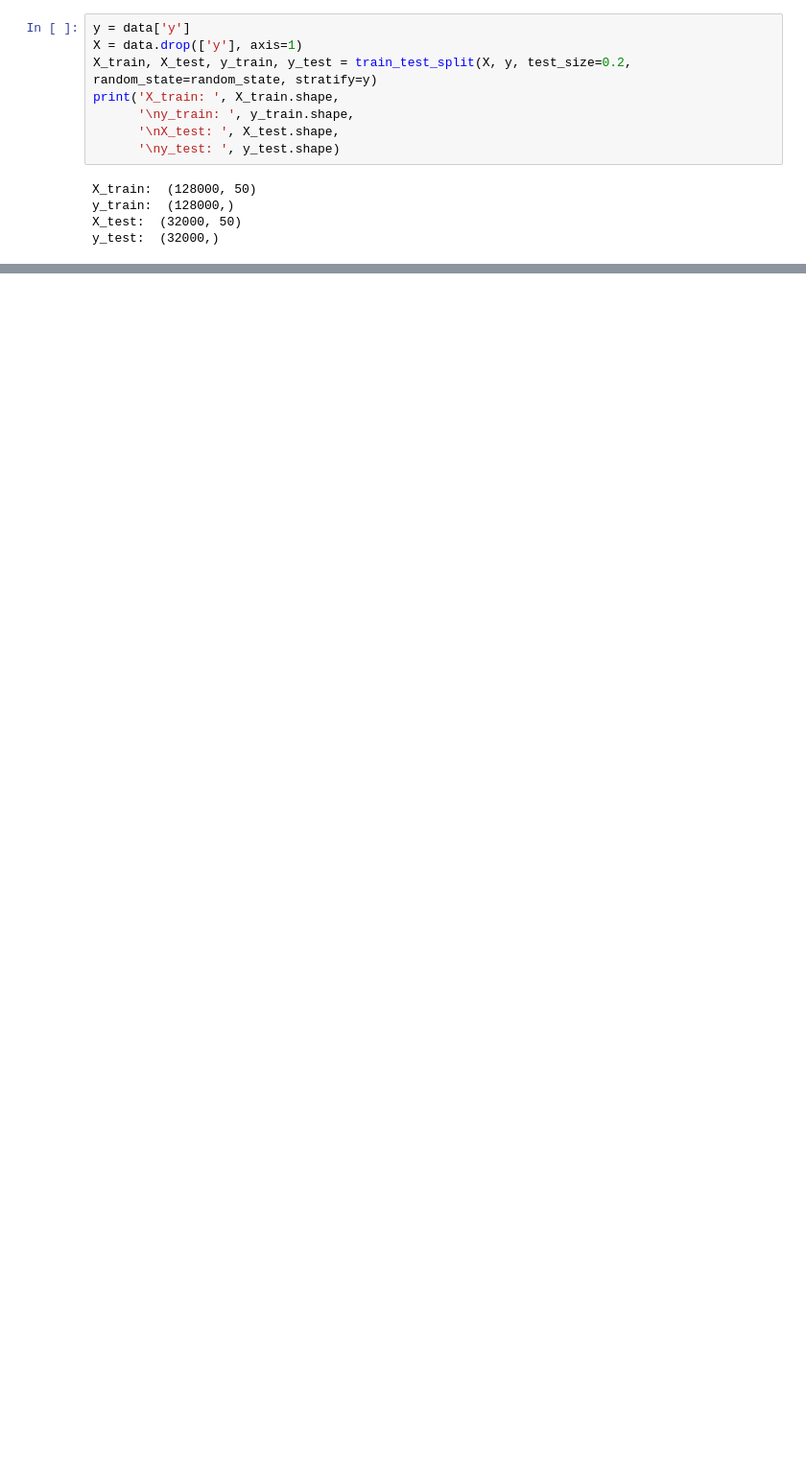
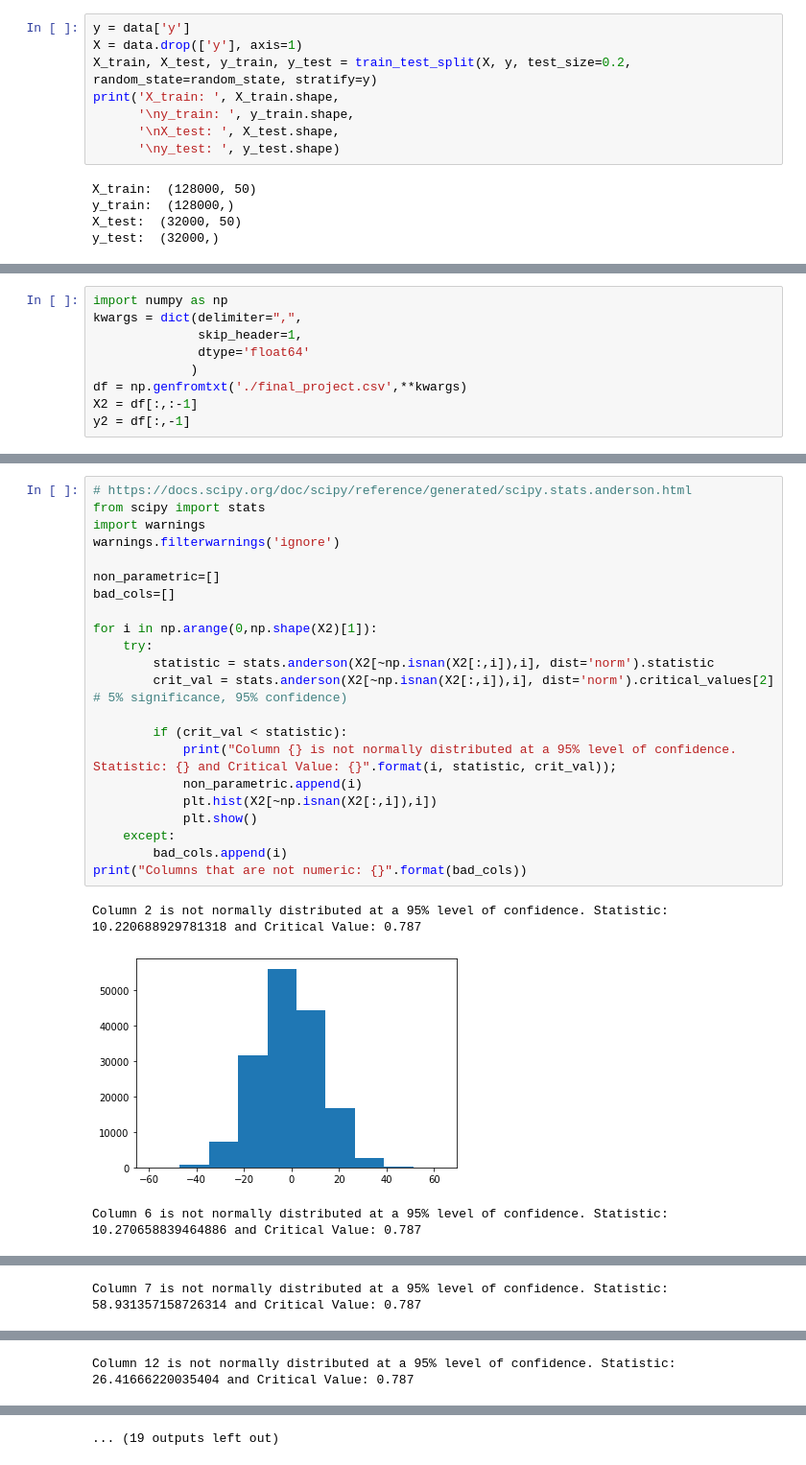
Before and after one commit to sjmiller8182/quant-the-world, a Jupyter notebook: final_project/Final Project.ipynb, the cells around one changed output, grey strips where cells are left out. Shown at 96% size. Cells and saved outputs as stored; diff of their text form; blank space fills up the shorter version.

```diff
--- a/final_project/Final Project.ipynb
+++ b/final_project/Final Project.ipynb
@@ -57,0 +58,9 @@ X_train.describe()
+# %%
+import numpy as np
+kwargs = dict(delimiter=",",
+              skip_header=1,
+              dtype='float64'
+             )
+df = np.genfromtxt('./final_project.csv',**kwargs)
+X2 = df[:,:-1]
+y2 = df[:,-1]
@@ -57,0 +71,26 @@ X_train.describe()
+# %%
+# https://docs.scipy.org/doc/scipy/reference/generated/scipy.stats.anderson.html
+from scipy import stats
+import warnings
+warnings.filterwarnings('ignore')
+
+non_parametric=[]
+bad_cols=[]
+
+for i in np.arange(0,np.shape(X2)[1]):
+    try:
+        statistic = stats.anderson(X2[~np.isnan(X2[:,i]),i], dist='norm').statistic
+        crit_val = stats.anderson(X2[~np.isnan(X2[:,i]),i], dist='norm').critical_values[2] # 5% significance, 95% confidence)
+
+        if (crit_val < statistic):
+            print("Column {} is not normally distributed at a 95% level of confidence. Statistic: {} and Critical Value: {}".format(i, statistic, crit_val));
+            non_parametric.append(i)
+            plt.hist(X2[~np.isnan(X2[:,i]),i])
+            plt.show()
+    except:
+        bad_cols.append(i)
+print("Columns that are not numeric: {}".format(bad_cols))
+# %% [output]
+Column 2 is not normally distributed at a 95% level of confidence. Statistic: 10.220688929781318 and Critical Value: 0.787
+[figure, added]
+Column 6 is not normally distributed at a 95% level of confidence. Statistic: 10.270658839464886 and Critical Value: 0.787
@@ -57,0 +98 @@ X_train.describe()
+Column 7 is not normally distributed at a 95% level of confidence. Statistic: 58.931357158726314 and Critical Value: 0.787
@@ -57,0 +100 @@ X_train.describe()
+Column 12 is not normally distributed at a 95% level of confidence. Statistic: 26.41666220035404 and Critical Value: 0.787
@@ -57,0 +106 @@ X_train.describe()
+... (19 outputs left out)
```
Also changed, not shown: parts of 63 cells of this notebook, 2 other files.
